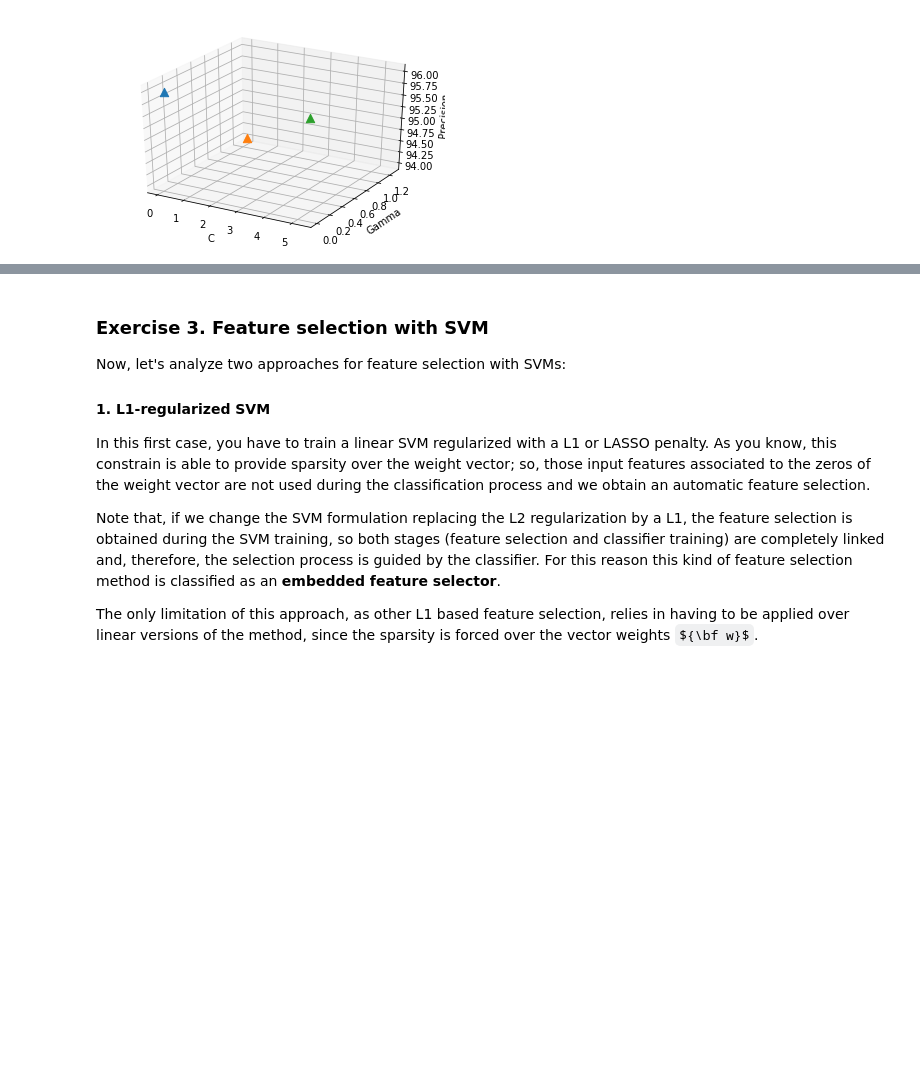
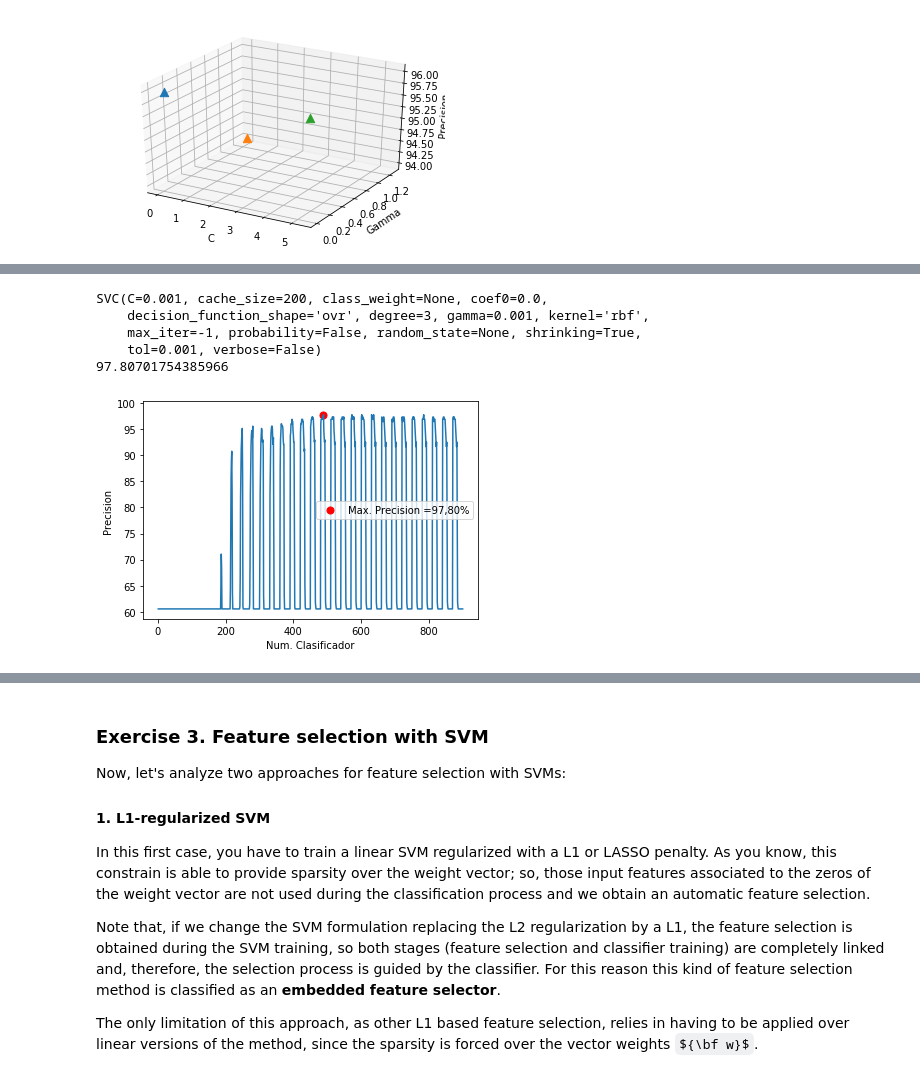
Before and after one commit to ikerarana/Machine-Learning-Notebooks, a Jupyter notebook: Curso Machine Learning UC3M Python/Week 9 - Homeworm 3 -SVM/Homework3_SVMs_student (1).ipynb, the cells around one changed output, grey strips where cells are left out. Cells and saved outputs as stored; diff of their text form; code cells hidden in the pictures; some formulas as TeX source; blank space fills up the shorter version.

```diff
--- a/Curso Machine Learning UC3M Python/Week 9 - Homeworm 3 -SVM/Homework3_SVMs_student.ipynb
+++ b/Curso Machine Learning UC3M Python/Week 9 - Homeworm 3 -SVM/Homework3_SVMs_student (1).ipynb
@@ -423,0 +374,53 @@ print("\nY una precision de: %0.2f (+/- %0.2f)" % (scoresRBF_GS.mean(), scoresRB
+# %%
+# RBF
+from sklearn import metrics
+
+C_range = np.logspace(-3,3, num=30)
+gamma_range = np.logspace(-3,3, num=30)
+
+classifiers = []
+
+for C in C_range:
+  for gamma in gamma_range:
+    clf = SVC(kernel = 'rbf', C=C, gamma=gamma)
+    clf.fit(X_train, y_train)
+    classifiers.append((C, clf))
+
+
+contador = 1
+precision = []
+for classifier in classifiers:
+  clf = classifier[1]
+  y_pred = clf.predict(X_test)
+  precision.append(metrics.accuracy_score(y_test, y_pred)*100)
+
+
+  contador=contador+1
+
+# cogemos el clasificador conmayor precision
+index = precision.index(max(precision))
+
+# el mejor clasificador
+clf = classifiers[0]
+clf=clf[1]
+print(clf)
+print(precision[index])
+# %% [output]
+SVC(C=0.001, cache_size=200, class_weight=None, coef0=0.0,
+    decision_function_shape='ovr', degree=3, gamma=0.001, kernel='rbf',
+    max_iter=-1, probability=False, random_state=None, shrinking=True,
+    tol=0.001, verbose=False)
+97.80701754385966
+# %%
+plt.figure()
+plt.plot(range(1,len(precision)+1),precision)
+plt.scatter(index,precision[index],c='r',s=50, label='Max. Precision =97,80%')
+#plt.scatter(5.298316906283707,0.02807216203941177,s=50, label='RBF-Precision=96%')
+
+plt.legend()
+plt.xlabel('Num. Clasificador')
+plt.ylabel('Precision')
+
+plt.show()
+# %% [output]
+[figure, added]
```
Also changed, not shown: parts of 32 cells of this notebook.
